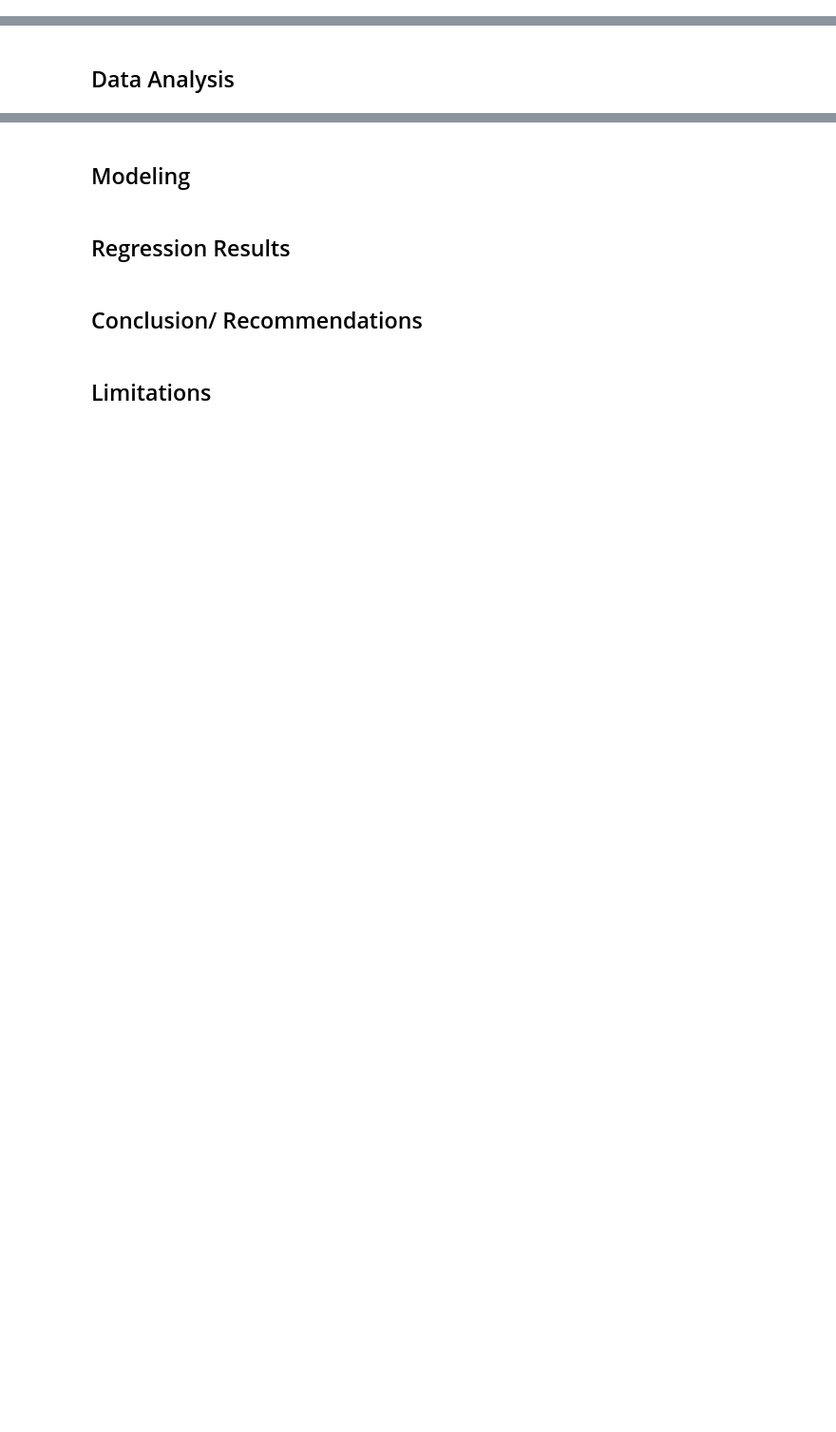
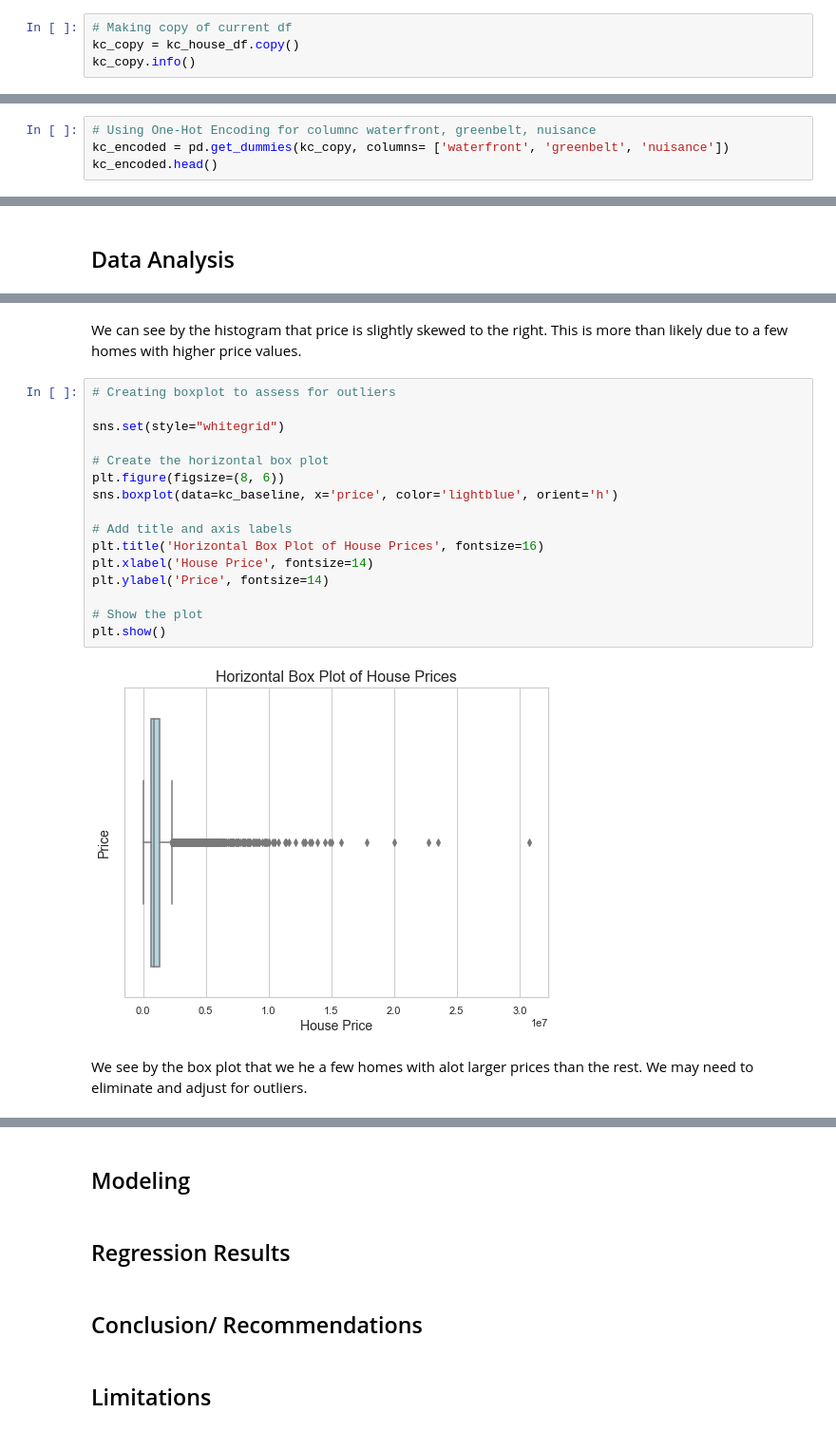
Before and after one commit to ldwilker10/Phase2_Project, a Jupyter notebook: Rough_Draft_Notebook.ipynb, the cells around one changed output, grey strips where cells are left out. Shown at 95% size. Saved outputs shown, nothing was run; the diff lists cells and outputs as text; blank space fills up the shorter version.

```diff
--- a/Rough_Draft_Notebook.ipynb
+++ b/Rough_Draft_Notebook.ipynb
@@ -158,0 +219,4 @@ None
+# %%
+# Making copy of current df
+kc_copy = kc_house_df.copy()
+kc_copy.info()
@@ -158,0 +243,4 @@ None
+# %%
+# Using One-Hot Encoding for columnc waterfront, greenbelt, nuisance
+kc_encoded = pd.get_dummies(kc_copy, columns= ['waterfront', 'greenbelt', 'nuisance'])
+kc_encoded.head()
@@ -262,0 +459,22 @@ As mentioned above we see that sqft_living does seem to have a linear relationsh
+# %% [markdown]
+We can see by the histogram that price is slightly skewed to the right. This is more than likely due to a few homes with higher price values.
+# %%
+# Creating boxplot to assess for outliers
+
+sns.set(style="whitegrid")
+
+# Create the horizontal box plot
+plt.figure(figsize=(8, 6))
+sns.boxplot(data=kc_baseline, x='price', color='lightblue', orient='h')
+
+# Add title and axis labels
+plt.title('Horizontal Box Plot of House Prices', fontsize=16)
+plt.xlabel('House Price', fontsize=14)
+plt.ylabel('Price', fontsize=14)
+
+# Show the plot
+plt.show()
+# %% [output]
+[figure, added]
+# %% [markdown]
+We see by the box plot that we he a few homes with alot larger prices than the rest. We may need to eliminate and adjust for outliers.
```
Also changed, not shown: parts of 62 cells of this notebook.
